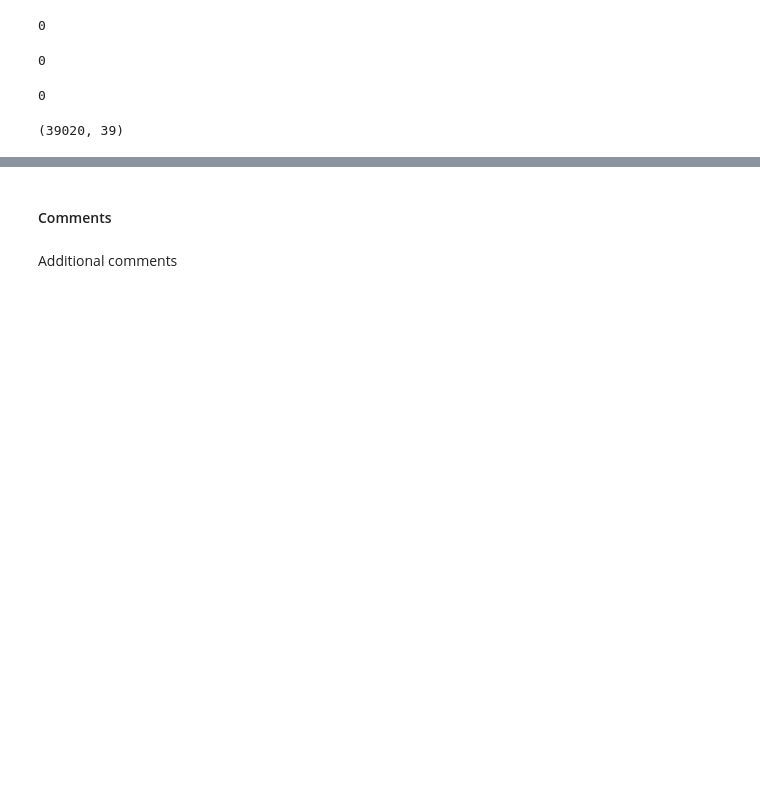
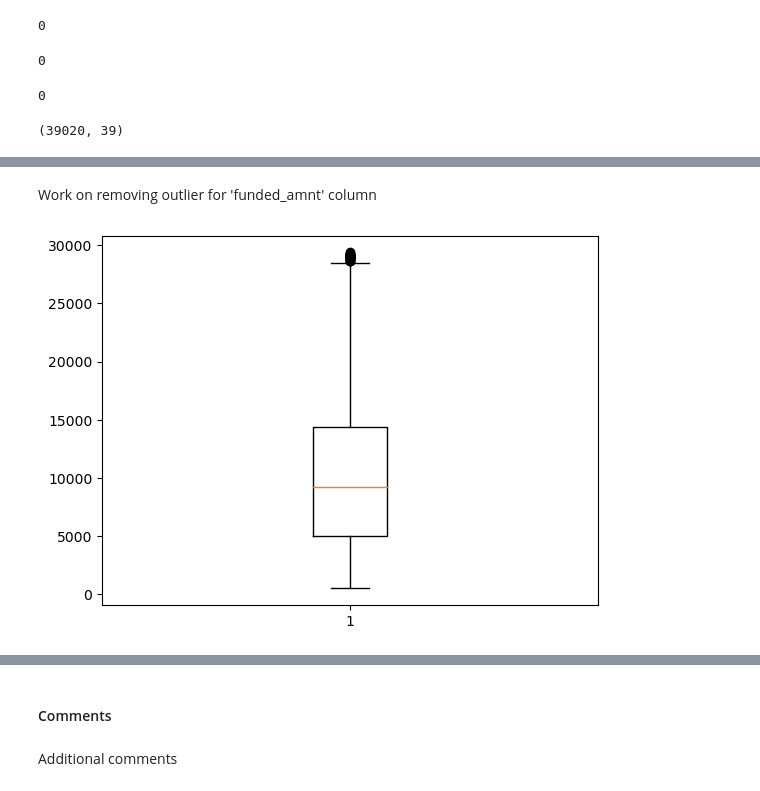
Before and after one commit to Aswani-ReddyKV/LendingClubCaseStudy, a Jupyter notebook: LendingClubCaseStudy.ipynb, the cells around one changed output, grey strips where cells are left out. Cells and saved outputs as stored; diff of their text form; code cells hidden in the pictures; blank space fills up the shorter version.

```diff
--- a/LendingClubCaseStudy.ipynb
+++ b/LendingClubCaseStudy.ipynb
@@ -189,0 +249,7 @@ lendingDF.shape
+# %% [markdown]
+Work on removing outlier for 'funded_amnt' column
+# %%
+plt.boxplot(lendingDF.funded_amnt)
+plt.show()
+# %% [output]
+[figure, added]
```
Also changed, not shown: parts of 15 cells of this notebook, 1 other file.
